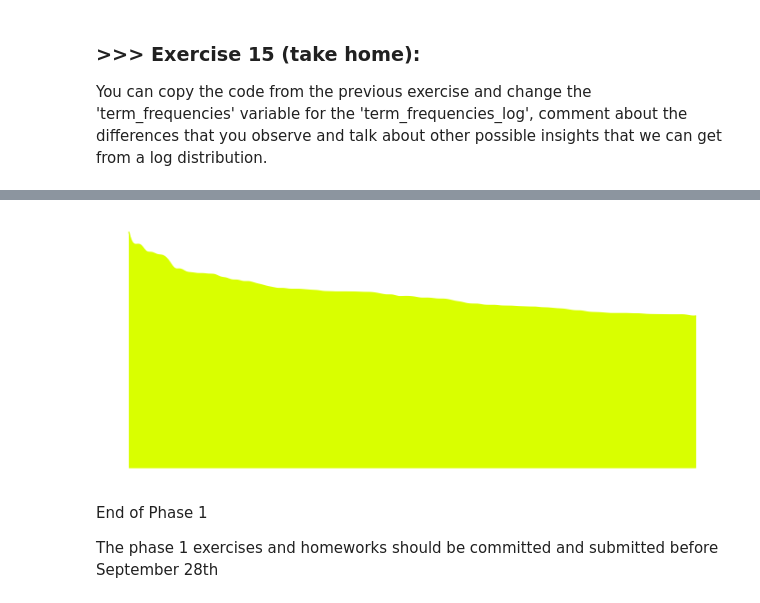
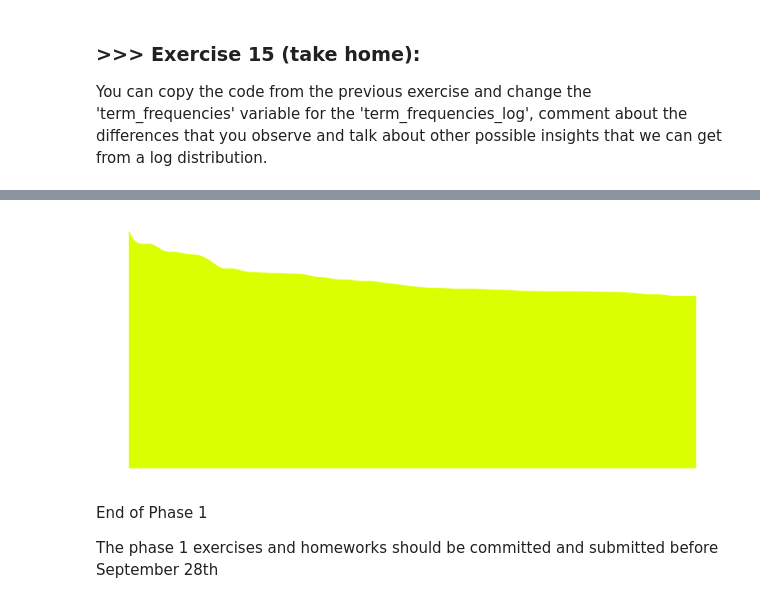
Before and after one commit to kunglin930111/DM2025-Lab1-Exercise, a Jupyter notebook: DM2025-Lab1-Master.ipynb, the cells around one changed output, grey strips where cells are left out. Cells and saved outputs as stored; diff of their text form; code cells hidden in the pictures.

```diff
--- a/DM2025-Lab1-Master.ipynb
+++ b/DM2025-Lab1-Master.ipynb
@@ -1206,37 +1227,3 @@ Check out more beautiful color palettes here: https://python-graph-gallery.com/1
 # %% [markdown]
 ### **>>> Exercise 11 (take home):**
 From the chart above, we can see how sparse the term-document matrix is; i.e., there is only one terms with **FREQUENCY** of `1` in the subselection of the matrix. By the way, you may have noticed that we only selected 20 articles and 20 terms to plot the histrogram. As an excersise you can try to modify the code above to plot the entire term-document matrix or just a sample of it. How would you do this efficiently? Remember there is a lot of words in the vocab. Report below what methods you would use to get a nice and useful visualization
-# %%
-# Answer here
-count_vect = CountVectorizer()
-X_counts = count_vect.fit_transform(X.text)
-
-# Term selection
-n_terms = 20
-term_sums = X_counts.sum(axis=0).A1
-term_idx_top = term_sums.argsort()[-n_terms:]
-top_term_names = count_vect.get_feature_names_out()[term_idx_top]
-
-# Document selection in natural order (1-20)
-doc_idx_sample = np.arange(0, 20)
-
-# Extract the sampled matrix
-X_sample_subset = X_counts[doc_idx_sample, :][:, term_idx_top].toarray()
-
-# Build DataFrame for plotting
-plot_x = top_term_names
-plot_y = [f'Doc {i+1}' for i in doc_idx_sample]
-plot_z = X_sample_subset
-
-plot_z_norm = plot_z / plot_z.max()
-df_todraw = pd.DataFrame(plot_z_norm, columns=plot_x, index=plot_y)
-
-# Plot heatmap
-plt.figure(figsize=(12, 8))
-ax = sns.heatmap(df_todraw,
-                 cmap="PuRd",
-                 vmin=0,
-                 vmax=df_todraw.values.max(),
-                 annot=True,
-                 fmt=".2f")
-plt.show()
@@ -1387,31 +1440,30 @@ You can copy the code from the previous exercise and change the 'term_frequencie
 # %%
 # Answer here
-
 term_frequencies = X_counts.sum(axis=0).A1
-N = 100
+N = 50
 
 top_idx = term_frequencies.argsort()[-N:][::-1]
 top_terms = count_vect.get_feature_names_out()[top_idx]
 top_freqs = term_frequencies[top_idx]
 
 top_freqs_log = [math.log(f) if f > 0 else 0 for f in top_freqs]
 
 x = np.arange(len(top_terms))
 y = top_freqs_log
 
 x_smooth = np.linspace(x.min(), x.max(), 500)
 spl = make_interp_spline(x, y, k=3)
 y_smooth = spl(x_smooth)
 
 plt.figure(figsize=(14,6))
 plt.plot(x_smooth, y_smooth, color="#D9FF00", linewidth=2)
 plt.fill_between(x_smooth, y_smooth, color='#D9FF00')
 
 plt.axis('off')
 plt.tight_layout()
 plt.show()
 # %% [output]
-[figure, old version]
+[figure, new version]
 # %% [markdown]
 End of Phase 1
 
```
Also changed, not shown: parts of 25 cells of this notebook, 9 other files.
